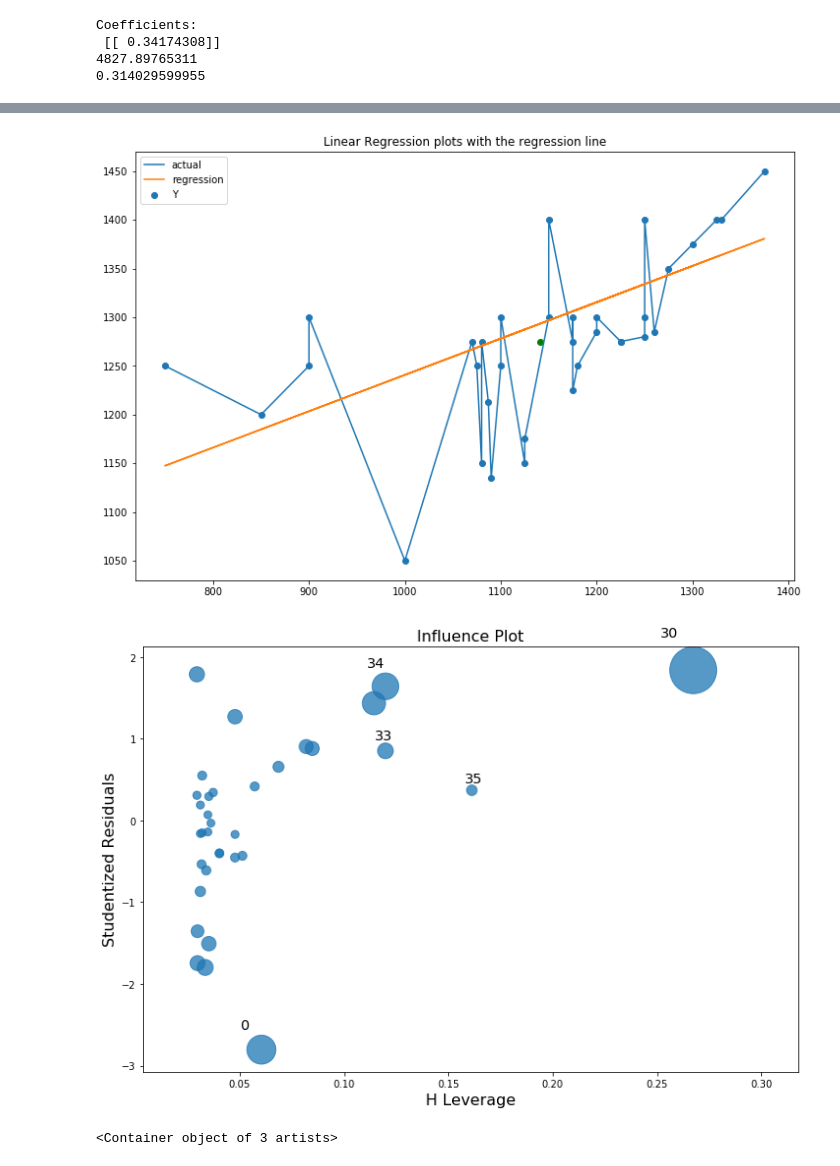
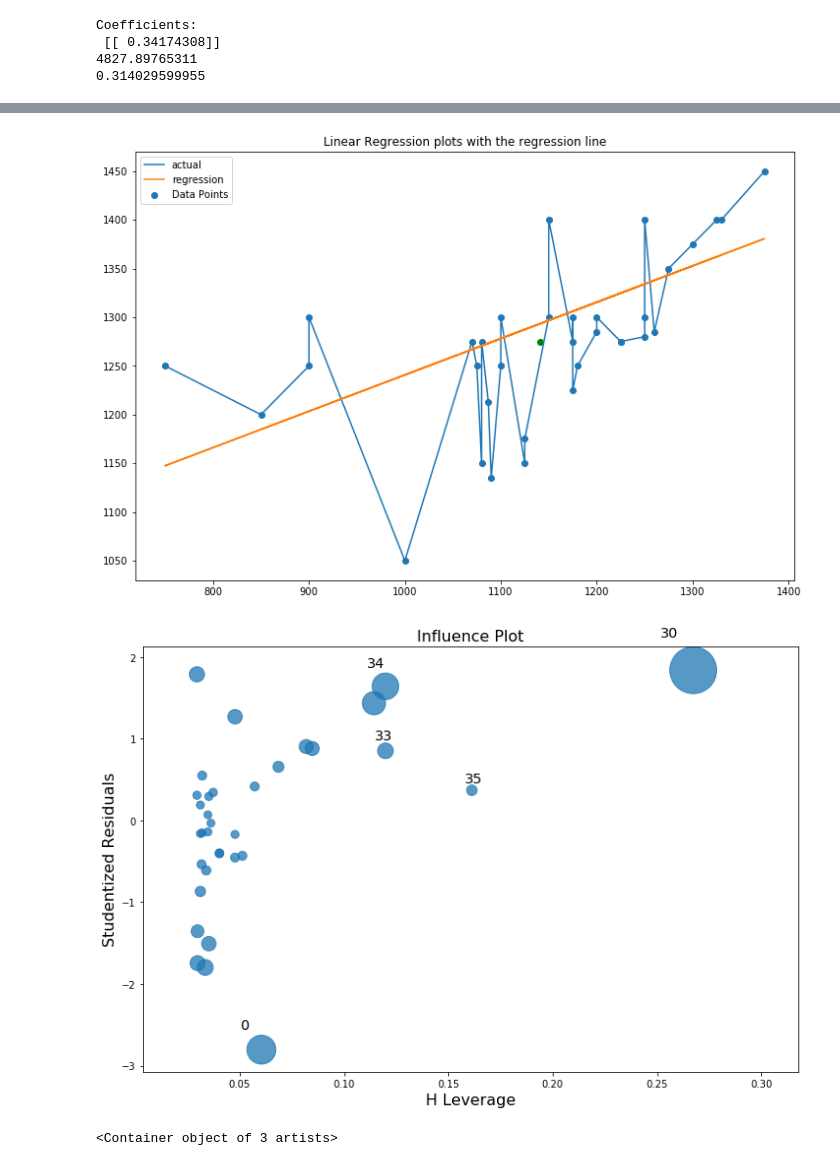
Before and after one commit to vsatyav007/MachineLearning, a Jupyter notebook: Linear Regression.ipynb, the cells around one changed output, grey strips where cells are left out. Cells and saved outputs as stored; diff of their text form; code cells hidden in the pictures.

```diff
--- a/Linear Regression.ipynb
+++ b/Linear Regression.ipynb
@@ -218,16 +217,15 @@ OLS Regression Results
 | Skew: | -0.414 | Prob(JB): | 0.611 |
 | Kurtosis: | 2.911 | Cond. No. | 9.61e+03 |
 # %%
-plt.scatter(data3.iloc[:,0], data3.iloc[:,1])
+plt.scatter(data3.iloc[:,0], data3.iloc[:,1],label="Data Points")
 plt.scatter(np.mean(data3.iloc[:,0]), np.mean(data3.iloc[:,1]), color = "green")
 plt.plot(data3.sort_values(by=['X']).iloc[:,0], data3.sort_values(by=['X']).iloc[:,1], label = "actual")
 plt.plot(data3.iloc[:,0],result.predict(sm.add_constant(data3.iloc[:,0])), label = "regression")
 plt.title("Linear Regression plots with the regression line")
 plt.legend()
-#fig, ax = plt.subplots(figsize=(12,8))
 fig = sm.graphics.influence_plot(reg3, alpha  = 0.05, criterion="cooks")
 # %% [output]
-[figure, old version]
+[figure, new version]
 [figure]
 # %%
 (c,p)=reg3.get_influence().cooks_distance
```
Also changed, not shown: parts of 6 cells of this notebook.
